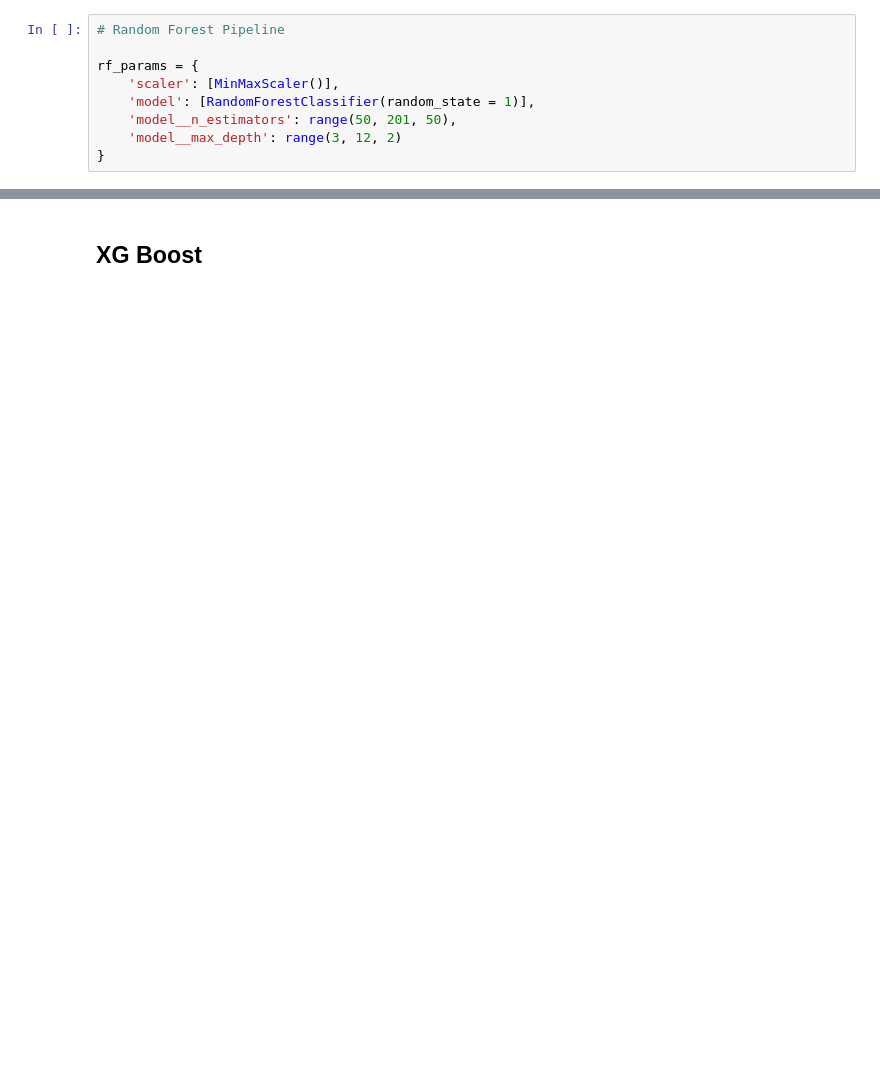
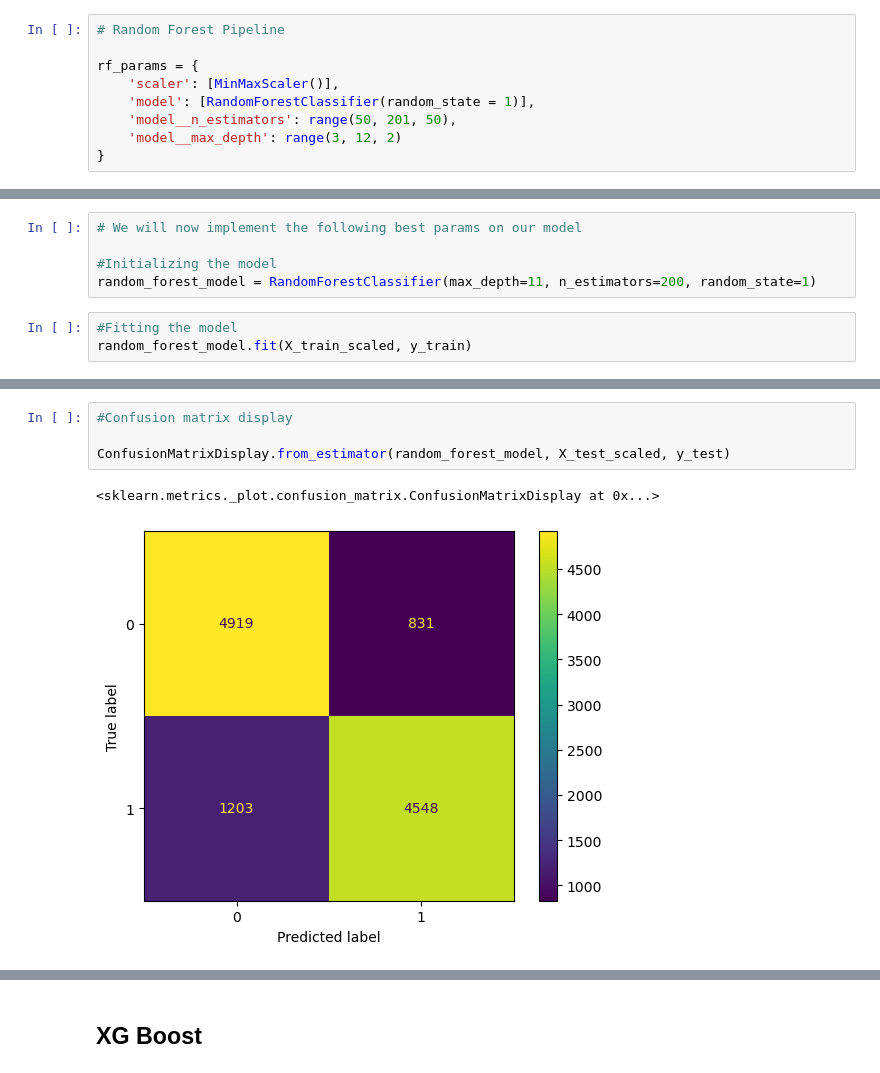
Before and after one commit to renishk2/nasdaq_100_stock_movement_predictor, a Jupyter notebook: Notebooks/Modelling (Book4).ipynb, the cells around one changed output, grey strips where cells are left out. Saved outputs shown, nothing was run; the diff lists cells and outputs as text; blank space fills up the shorter version.

```diff
--- a/Notebooks/Modelling (Book4).ipynb
+++ b/Notebooks/Modelling (Book4).ipynb
@@ -610,0 +1156,8 @@ joblib.dump(rf_fit_grid, 'random_forest.pkl')
+# %%
+# We will now implement the following best params on our model
+
+#Initializing the model
+random_forest_model = RandomForestClassifier(max_depth=11, n_estimators=200, random_state=1)
+# %%
+#Fitting the model
+random_forest_model.fit(X_train_scaled, y_train)
@@ -610,0 +1195,7 @@ joblib.dump(rf_fit_grid, 'random_forest.pkl')
+# %%
+#Confusion matrix display
+
+ConfusionMatrixDisplay.from_estimator(random_forest_model, X_test_scaled, y_test)
+# %% [output]
+<sklearn.metrics._plot.confusion_matrix.ConfusionMatrixDisplay at 0x...>
+[figure, added]
```
Also changed, not shown: parts of 137 cells of this notebook, 1 other file.
